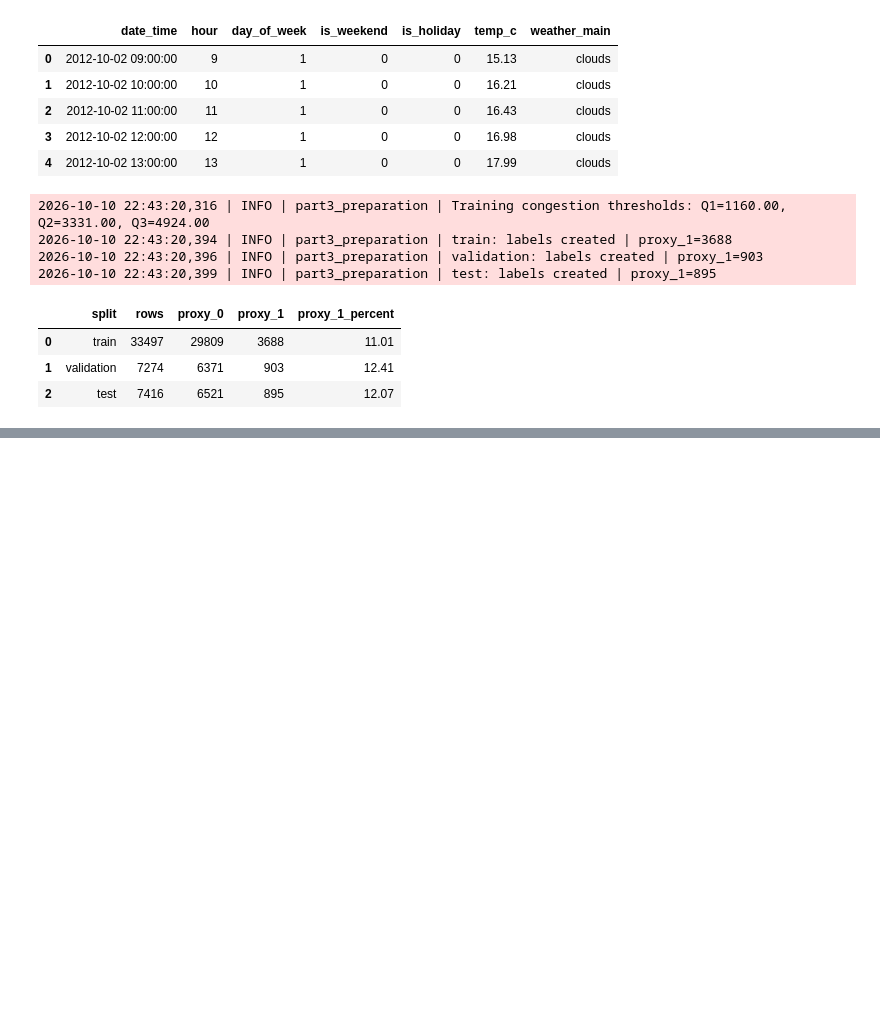
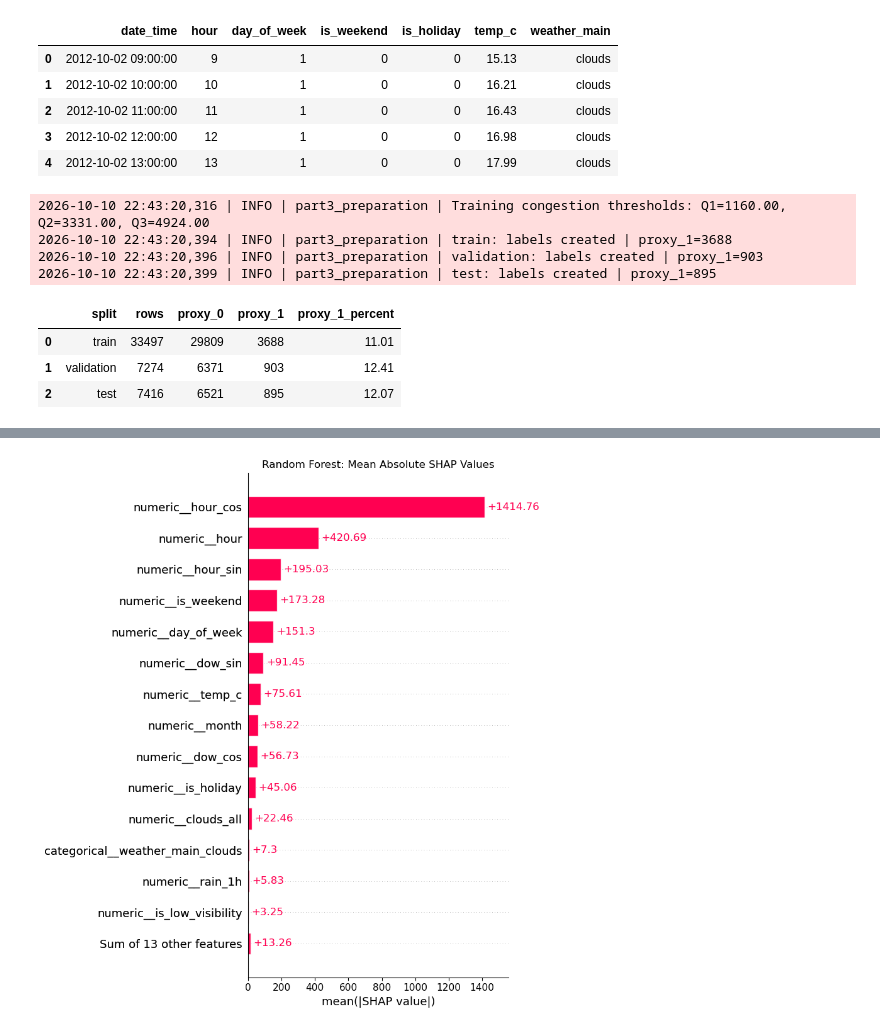
Before and after one commit to Yujin-lab55/smart-city-traffic-capstone, a Jupyter notebook: Capstone_Part3.ipynb, the cells around one changed output, grey strips where cells are left out. Saved outputs shown, nothing was run; the diff lists cells and outputs as text; code cells hidden in the pictures; blank space fills up the shorter version.

```diff
--- a/Capstone_Part3.ipynb
+++ b/Capstone_Part3.ipynb
@@ -418,0 +1260,90 @@ pd.DataFrame(label_summary)
+# %%
+import shap
+
+# 학습된 Random Forest와 전처리기
+rf_pipeline = regression_models["RandomForest"]
+rf_preprocessor = rf_pipeline.named_steps["preprocessor"]
+rf_model = rf_pipeline.named_steps["model"]
+
+# 계산 시간을 줄이기 위해 검증 데이터 200건 분석
+explain_sample = X_validation.sample(
+    n=min(200, len(X_validation)),
+    random_state=42
+)
+
+explain_transformed = rf_preprocessor.transform(explain_sample)
+transformed_names = rf_preprocessor.get_feature_names_out()
+
+logger.info(
+    "Starting SHAP analysis | validation samples=%d",
+    len(explain_sample)
+)
+
+# 트리 모델용 SHAP
+explainer = shap.TreeExplainer(
+    rf_model,
+    feature_perturbation="tree_path_dependent"
+)
+
+shap_values = explainer(explain_transformed)
+
+# 그래프에 표시할 특성 이름 지정
+shap_values.feature_names = list(transformed_names)
+
+# 1) 표본 전체의 평균적인 특성 기여 크기
+shap.plots.bar(shap_values, max_display=15, show=False)
+plt.title("Random Forest: Mean Absolute SHAP Values")
+plt.tight_layout()
+plt.savefig(
+    figures_folder / "shap_global_importance.png",
+    dpi=200,
+    bbox_inches="tight"
+)
+plt.show()
+plt.close()
+
+# 2) 첫 번째 표본의 개별 예측 설명
+shap.plots.waterfall(
+    shap_values[0],
+    max_display=12,
+    show=False
+)
+plt.tight_layout()
+plt.savefig(
+    figures_folder / "shap_local_explanation.png",
+    dpi=200,
+    bbox_inches="tight"
+)
+plt.show()
+plt.close()
+
+# 중요도 수치 저장
+shap_importance = pd.DataFrame({
+    "feature": transformed_names,
+    "mean_absolute_SHAP": np.abs(shap_values.values).mean(axis=0)
+}).sort_values("mean_absolute_SHAP", ascending=False)
+
+shap_importance.to_csv(
+    reports_folder / "shap_feature_importance.csv",
+    index=False
+)
+
+# 설명한 표본과 개별 기여값 저장
+explain_sample.to_csv(
+    reports_folder / "shap_explained_samples.csv",
+    index_label="source_row_index"
+)
+
+pd.DataFrame(
+    shap_values.values,
+    columns=transformed_names,
+    index=explain_sample.index
+).to_csv(
+    reports_folder / "shap_values.csv",
+    index_label="source_row_index"
+)
+
+logger.info("SHAP analysis completed and outputs saved.")
+
+display(shap_importance.head(10).round(2))
+# %% [output]
@@ -418,0 +1351 @@ pd.DataFrame(label_summary)
+[figure, added]
```
Also changed, not shown: parts of 28 cells of this notebook.
